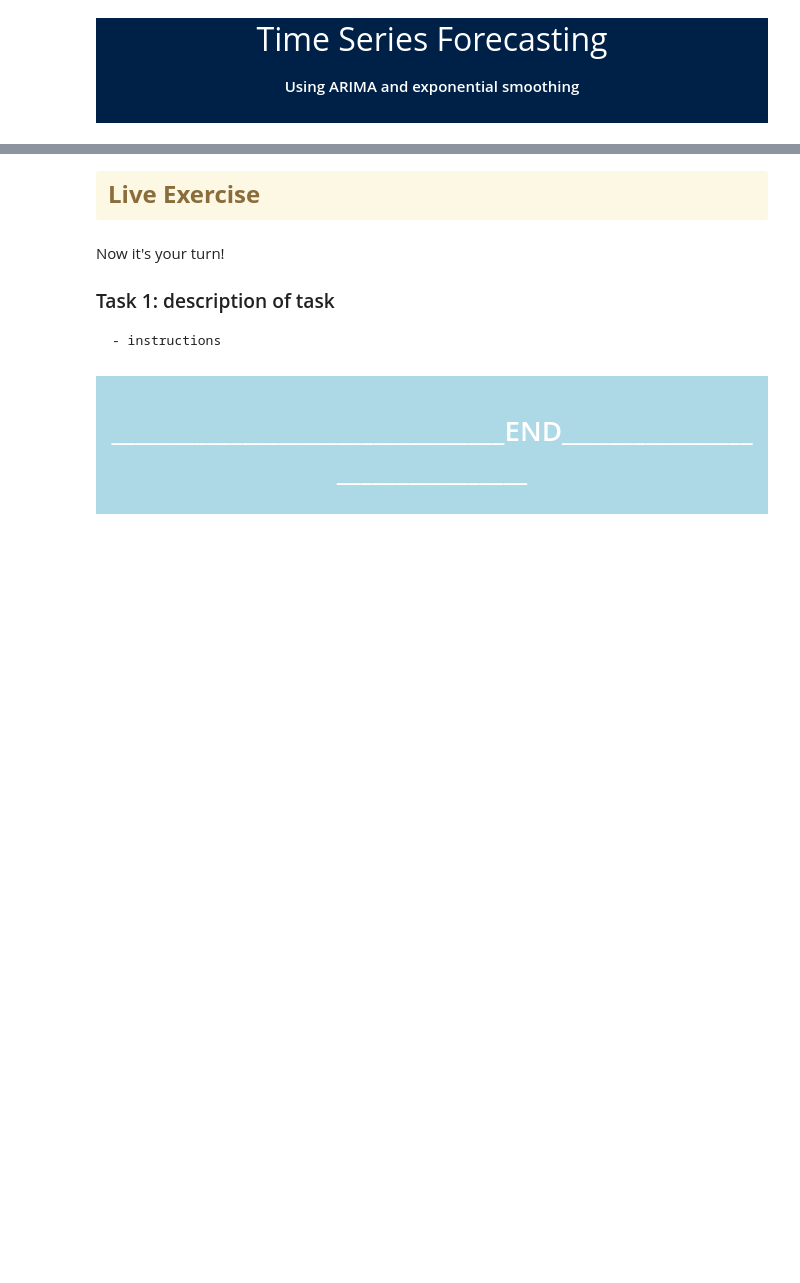
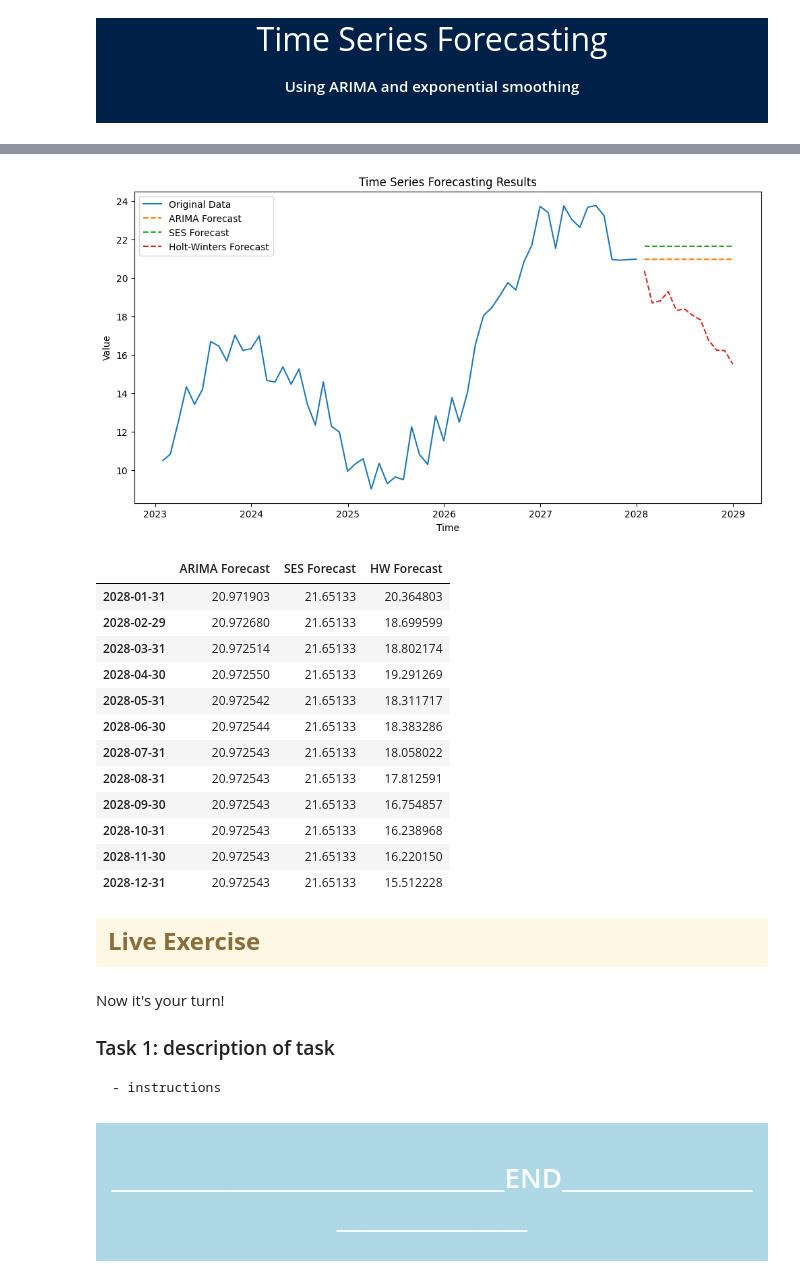
Before and after one commit to devidrees/Data-Analytix-Content-Prep, a Jupyter notebook: Main content day wise/Week 9/Day 34/Time Series Forecasting.ipynb, the cells around one changed output, grey strips where cells are left out. Saved outputs shown, nothing was run; the diff lists cells and outputs as text; code cells hidden in the pictures; blank space fills up the shorter version.

```diff
--- a/Main content day wise/Week 9/Day 34/Time Series Forecasting.ipynb
+++ b/Main content day wise/Week 9/Day 34/Time Series Forecasting.ipynb
@@ -81,3 +401,60 @@ content
+# %%
+# ARIMA model
+# Differencing to achieve stationarity
+time_series_diff = time_series_df['Value'].diff().dropna()
+
+# Fitting ARIMA (1,1,1) for demonstration
+arima_model = ARIMA(time_series_df['Value'], order=(1, 1, 1))
+arima_result = arima_model.fit()
+# %%
+# ARIMA forecast
+arima_forecast = arima_result.forecast(steps=12)
+
+# Simple Exponential Smoothing
+ses_model = ExponentialSmoothing(time_series_df['Value'])
+ses_fit = ses_model.fit(smoothing_level=0.2, optimized=False)
+ses_forecast = ses_fit.forecast(steps=12)
+# %%
+# Holt-Winters Model
+hw_model = ExponentialSmoothing(time_series_df['Value'], trend='add', seasonal='add', seasonal_periods=12)
+hw_fit = hw_model.fit()
+hw_forecast = hw_fit.forecast(steps=12)
+
+# Combine forecasts for visualization
+forecast_df = pd.DataFrame({
+    'ARIMA Forecast': arima_forecast,
+    'SES Forecast': ses_forecast,
+    'HW Forecast': hw_forecast
+})
+# %%
+# Plot forecasts
+plt.figure(figsize=(12, 6))
+plt.plot(time_series_df, label='Original Data')
+plt.plot(arima_forecast, label='ARIMA Forecast', linestyle='--')
+plt.plot(ses_forecast, label='SES Forecast', linestyle='--')
+plt.plot(hw_forecast, label='Holt-Winters Forecast', linestyle='--')
+plt.title('Time Series Forecasting Results')
+plt.xlabel('Time')
+plt.ylabel('Value')
+plt.legend()
+plt.show()
+
+forecast_df
+# %% [output]
+[figure, added]
+|  | ARIMA Forecast | SES Forecast | HW Forecast |
+| 2028-01-31 | 20.971903 | 21.65133 | 20.364803 |
+| 2028-02-29 | 20.972680 | 21.65133 | 18.699599 |
+| 2028-03-31 | 20.972514 | 21.65133 | 18.802174 |
+| 2028-04-30 | 20.972550 | 21.65133 | 19.291269 |
+| 2028-05-31 | 20.972542 | 21.65133 | 18.311717 |
+| 2028-06-30 | 20.972544 | 21.65133 | 18.383286 |
+| 2028-07-31 | 20.972543 | 21.65133 | 18.058022 |
+| 2028-08-31 | 20.972543 | 21.65133 | 17.812591 |
+| 2028-09-30 | 20.972543 | 21.65133 | 16.754857 |
+| 2028-10-31 | 20.972543 | 21.65133 | 16.238968 |
+| 2028-11-30 | 20.972543 | 21.65133 | 16.220150 |
+| 2028-12-31 | 20.972543 | 21.65133 | 15.512228 |
 # %% [markdown]
 <div class="alert alert-block alert-warning">
     <b><font size="5"> Live Exercise</font> </b>
```
Also changed, not shown: parts of 46 cells of this notebook, 5 other files.
